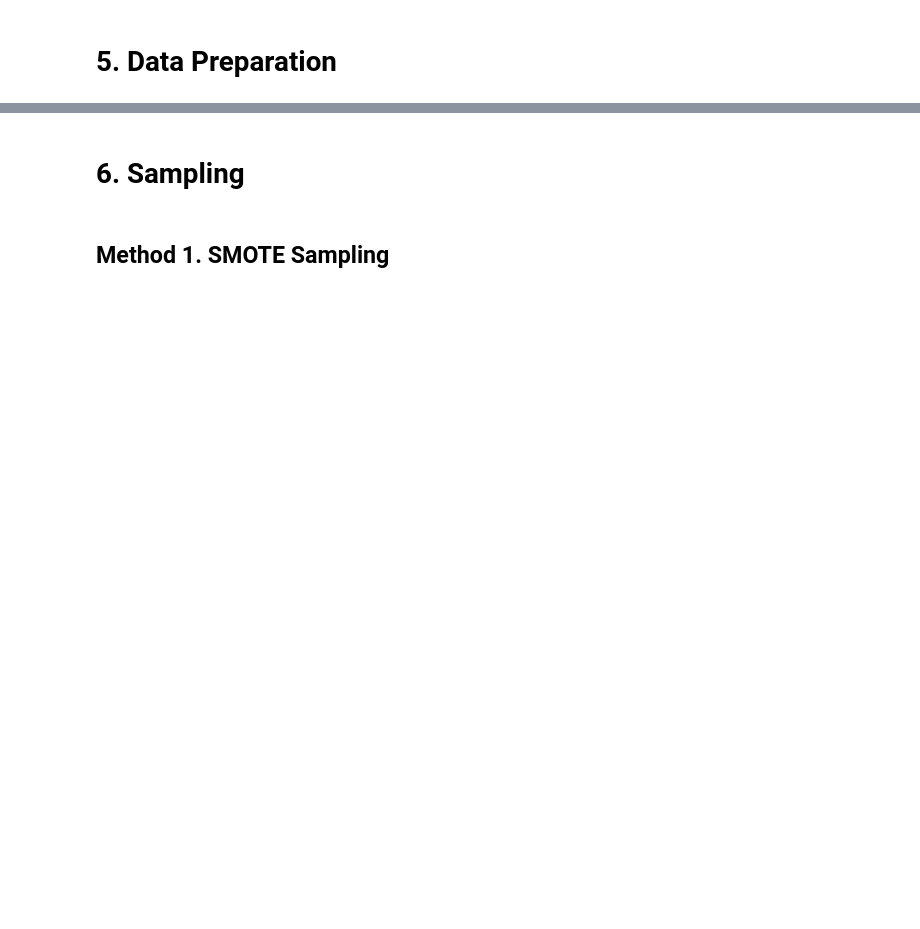
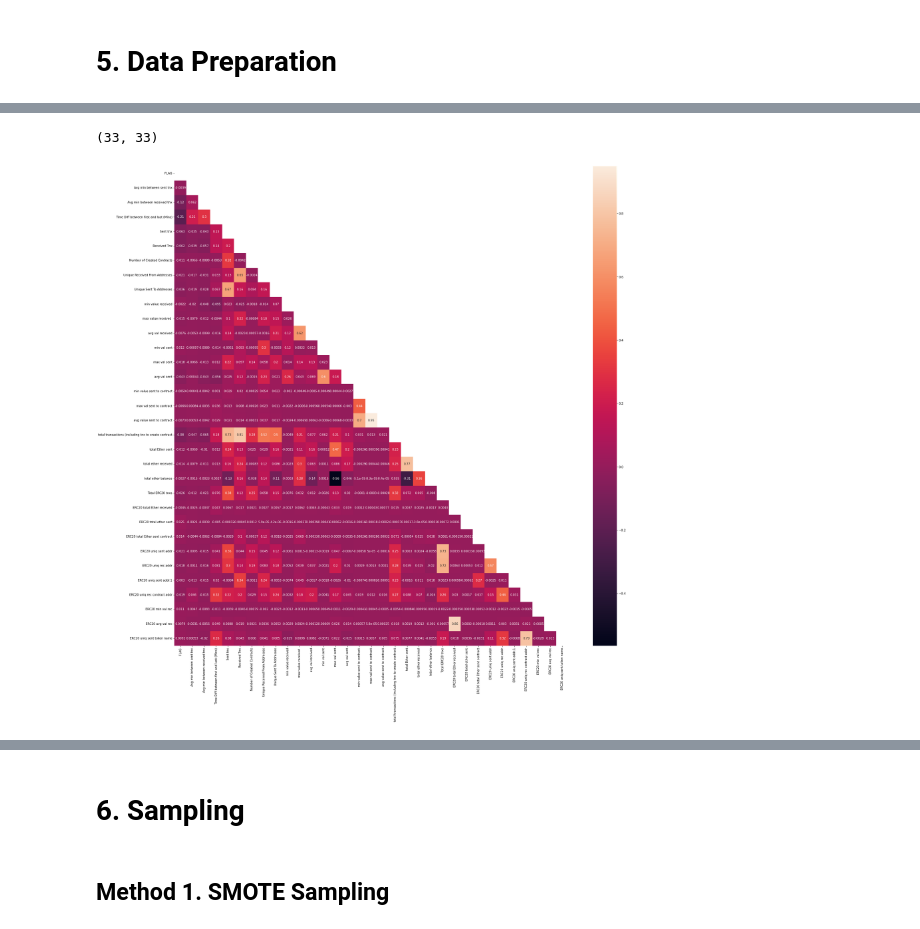
Before and after one commit to kennylee9672/EthereumFraudDetection, a Jupyter notebook: EthereumFraudModeling.ipynb, the cells around one changed output, grey strips where cells are left out. Drawn from its saved outputs; the diff is of its cells as text; code cells hidden in the pictures; blank space fills up the shorter version.

```diff
--- a/EthereumFraudModeling.ipynb
+++ b/EthereumFraudModeling.ipynb
@@ -205,4 +231,20 @@ display(df_norm)
 9012 rows × 33 columns
+# %%
+corr_matrix = df_norm.corr().abs()
+upper = corr_matrix.where(np.triu(np.ones(corr_matrix.shape), k=1).astype(np.bool))
+
+#with sns.axes_style('white'):
+#    fig, ax = plt.subplots(figsize=(18,10))
+#    sns.heatmap(corr_matrix, annot=False, cmap='CMRmap', center=0, square=True)
+mask = np.zeros_like(corr_matrix)
+mask[np.triu_indices_from(mask)]=True
+plt.figure(figsize=(30,30))
+sns.heatmap(df_norm.corr(),annot=True, mask=mask)
+# Find features with correlation greater than 0.95
+print(upper.shape)
+# %% [output]
+(33, 33)
+[figure, added]
 # %%
 flag_counts = df_norm['FLAG'].value_counts()
 
```
Also changed, not shown: parts of 19 cells of this notebook.
